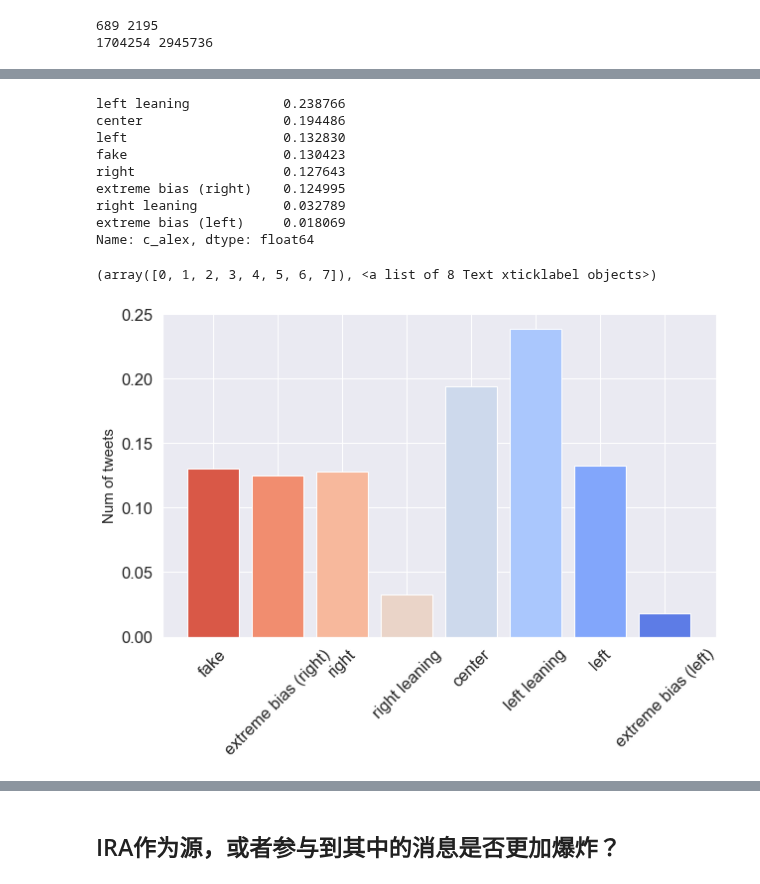
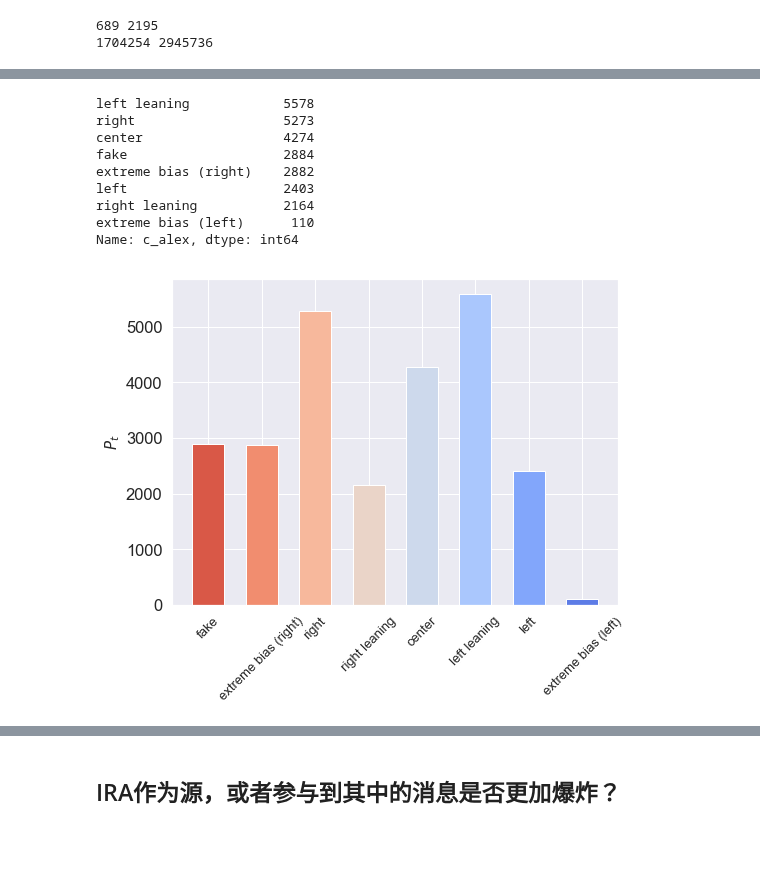
Before and after one commit to kayzhou/fake_news_during_election, a Jupyter notebook: all_tweets.ipynb, the cells around one changed output, grey strips where cells are left out. Saved outputs shown, nothing was run; the diff lists cells and outputs as text; code cells hidden in the pictures; blank space fills up the shorter version.

```diff
--- a/all_tweets.ipynb
+++ b/all_tweets.ipynb
@@ -59,3 +59,11 @@ labels = [
     "left",
     "extreme bias (left)"
 ]
+# %%
+sns.set_style("darkgrid")
+sns.set_palette("coolwarm_r", n_colors=8)
+
+tweets = all_tweets[all_tweets.c_alex!="-1"]
+# media_type_counts = tweets["c_alex"].value_counts(normalize=True)
+media_type_counts = tweets["c_alex"].value_counts()
+display(media_type_counts)
@@ -61,0 +80,14 @@ labels = [
+# %%
+plt.figure(figsize=(8, 6))
+x = range(len(media_type_counts))
+
+for i in x:
+    plt.bar(i, media_type_counts[labels[i]], width=0.6)
+
+plt.xticks(x, [labels[i] for i in x])
+# plt.xlabel("IRAs", fontsize=18)
+plt.ylabel("$P_t$")
+plt.xticks(rotation=45, fontsize=13)
+# plt.yticks(fontsize=14)
+
+plt.savefig("fig/Pt-all.pdf", dpi=300, bbox_inches='tight')
@@ -62,34 +96,31 @@ labels = [
+# %%
+tweets = ira_tweets[ira_tweets.c_alex!="-1"]
+# media_type_counts = tweets["c_alex"].value_counts(normalize=True)
+media_type_counts = tweets["c_alex"].value_counts()
+display(media_type_counts)
+# %% [output]
+left leaning            5578
+right                   5273
+center                  4274
+fake                    2884
+extreme bias (right)    2882
+left                    2403
+right leaning           2164
+extreme bias (left)      110
+Name: c_alex, dtype: int64
 # %%
-sns.set_style("darkgrid")
-sns.set_palette("coolwarm_r", n_colors=8)
-
-tweets = all_tweets[all_tweets.c_alex!="-1"]
-media_type_counts = tweets["c_alex"].value_counts(normalize=True)
-# media_type_counts = tweets["c_alex"].value_counts()
-display(media_type_counts)
-
-plt.figure(figsize=(10, 6))
+plt.figure(figsize=(8, 6))
 x = range(len(media_type_counts))
 
 for i in x:
-    plt.bar(i, media_type_counts[labels[i]])
+    plt.bar(i, media_type_counts[labels[i]], width=0.6)
 
 plt.xticks(x, [labels[i] for i in x])
 # plt.xlabel("IRAs", fontsize=18)
-plt.ylabel('Num of tweets', fontsize=15)
-plt.xticks(rotation=45)
+plt.ylabel('$P_{t}$', fontsize=15)
+plt.xticks(rotation=45, fontsize=13)
 # plt.yticks(fontsize=14)
 
-# plt.savefig("fig/size-of-intersection500.pdf", dpi=300, bbox_inches='tight')
+plt.savefig("fig/Pt-ira.pdf", dpi=300, bbox_inches='tight')
 # %% [output]
-left leaning            0.238766
-center                  0.194486
-left                    0.132830
-fake                    0.130423
-right                   0.127643
-extreme bias (right)    0.124995
-right leaning           0.032789
-extreme bias (left)     0.018069
-Name: c_alex, dtype: float64
-(array([0, 1, 2, 3, 4, 5, 6, 7]), <a list of 8 Text xticklabel objects>)
-[figure, old version]
+[figure, new version]
```
Also changed, not shown: parts of 42 cells of this notebook.
